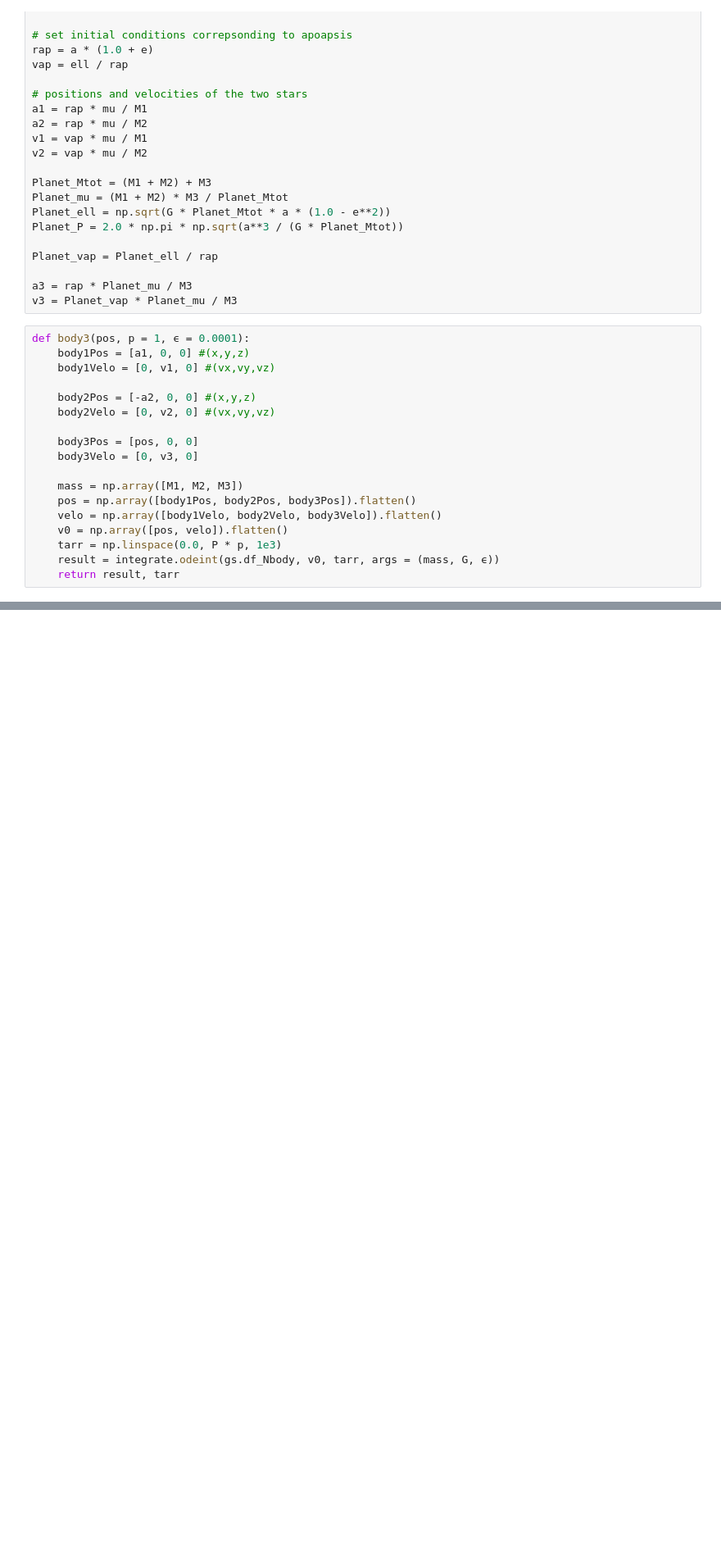
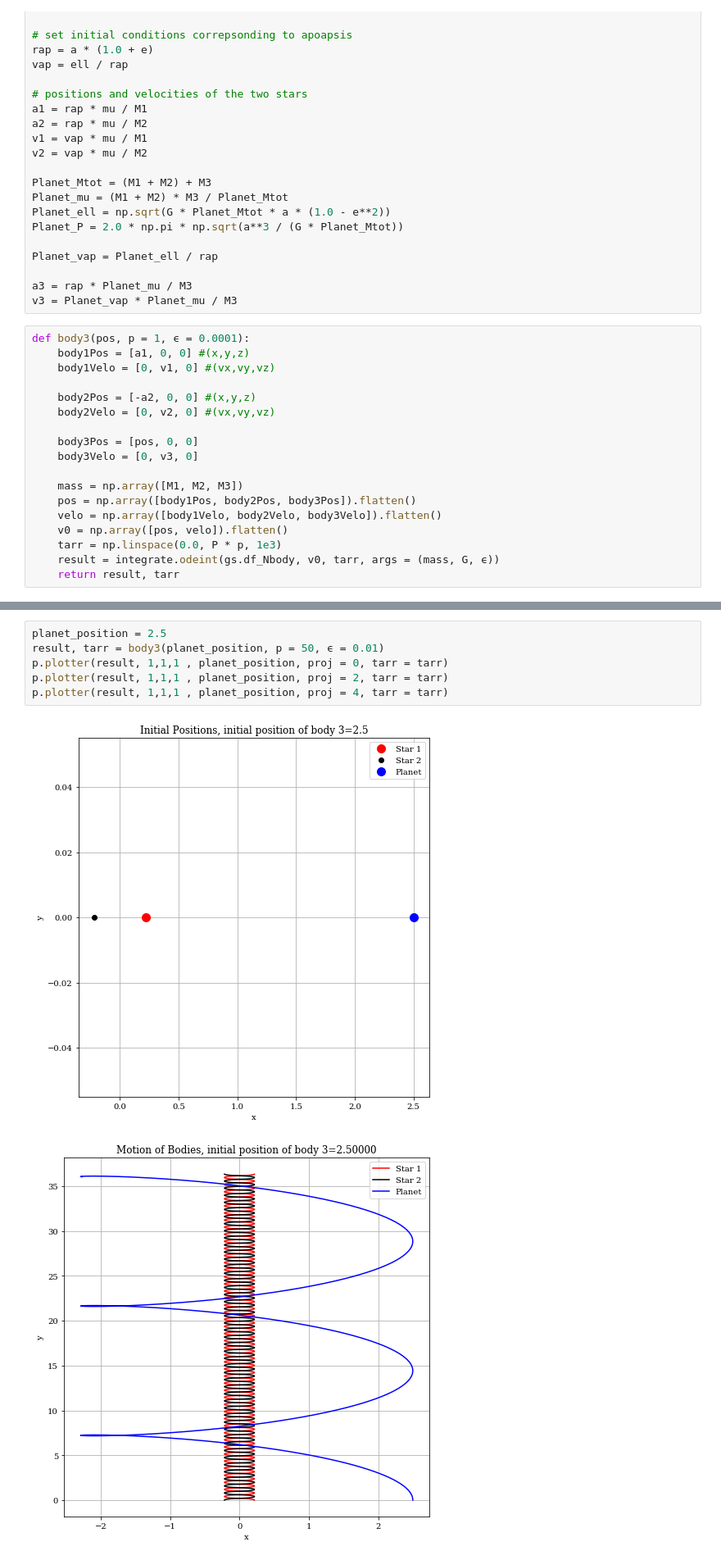
Before and after one commit to ReiCampo/Project-2-Exoplanets, a Jupyter notebook: Project2-Exoplanets.ipynb, the cells around one changed output, grey strips where cells are left out. Shown at 82% size. Cells and saved outputs as stored; diff of their text form; blank space fills up the shorter version.

```diff
--- a/Project2-Exoplanets.ipynb
+++ b/Project2-Exoplanets.ipynb
@@ -90,0 +106,9 @@ p.plotter(result, 1,1,1 , planet_position, proj = 4, tarr = tarr)
+# %%
+planet_position = 2.5
+result, tarr = body3(planet_position, p = 50, ϵ = 0.01)
+p.plotter(result, 1,1,1 , planet_position, proj = 0, tarr = tarr)
+p.plotter(result, 1,1,1 , planet_position, proj = 2, tarr = tarr)
+p.plotter(result, 1,1,1 , planet_position, proj = 4, tarr = tarr)
+# %% [output]
+[figure, added]
+[figure, added]
```
Also changed, not shown: parts of 8 cells of this notebook.
